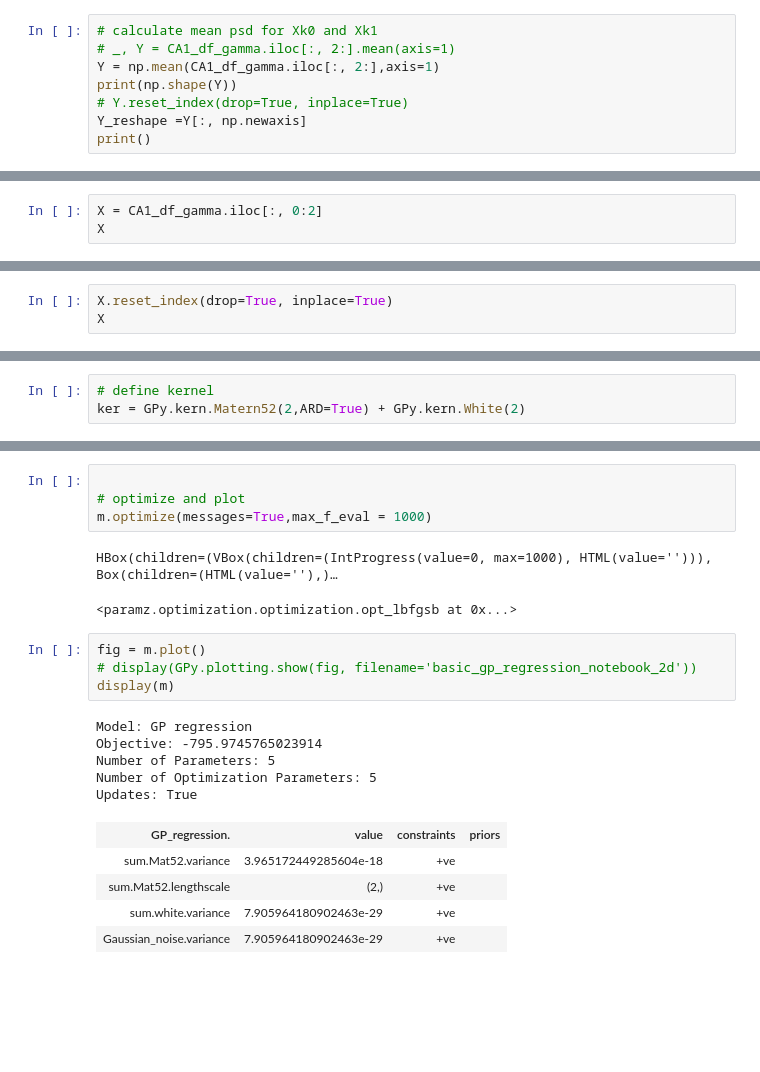
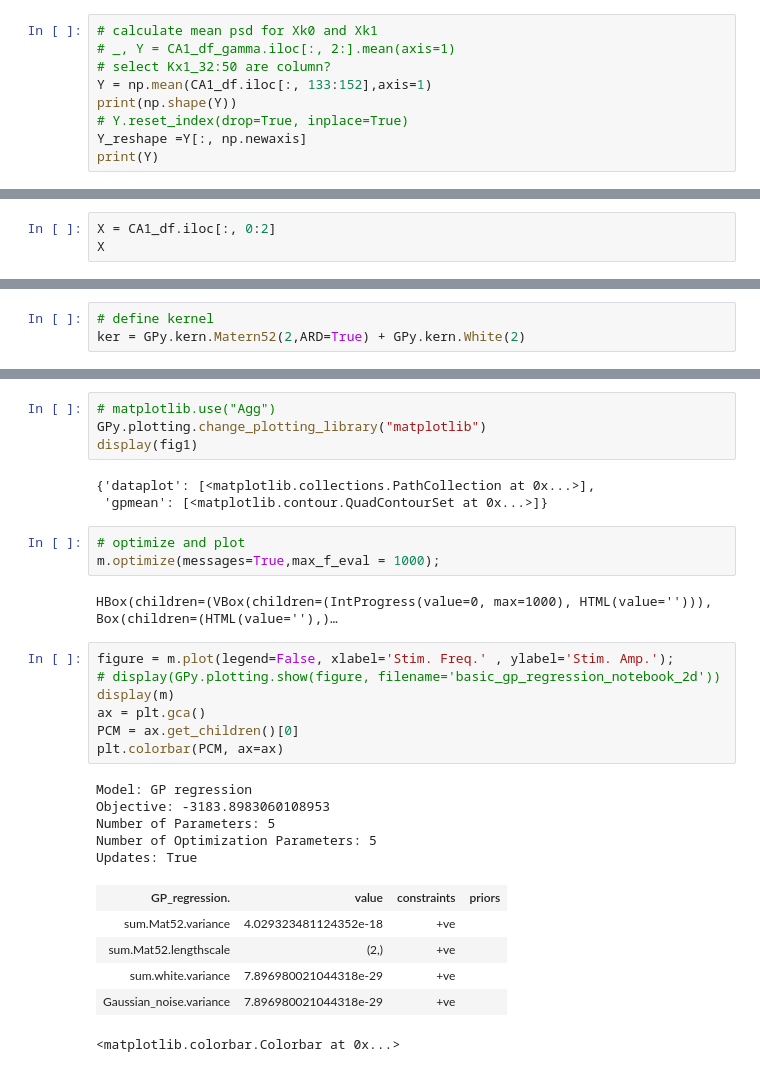
Before and after one commit to Simurgh818/NeuroGaussianProcess, a Jupyter notebook: GP_Anastheisa_vs_Awake.ipynb, the cells around one changed output, grey strips where cells are left out. Drawn from its saved outputs; the diff is of its cells as text; blank space fills up the shorter version.

Commit message:
plot colorbar update

```diff
--- a/GP_Anastheisa_vs_Awake.ipynb
+++ b/GP_Anastheisa_vs_Awake.ipynb
@@ -67,9 +74,10 @@ CA1_df_gamma
 # %%
 # calculate mean psd for Xk0 and Xk1
 # _, Y = CA1_df_gamma.iloc[:, 2:].mean(axis=1)
-Y = np.mean(CA1_df_gamma.iloc[:, 2:],axis=1)
+# select Kx1_32:50 are column?
+Y = np.mean(CA1_df.iloc[:, 133:152],axis=1)
 print(np.shape(Y))
 # Y.reset_index(drop=True, inplace=True)
 Y_reshape =Y[:, np.newaxis]
-print()
+print(Y)
 # %% [output]
@@ -78,5 +97,5 @@ print()
 # %%
-X = CA1_df_gamma.iloc[:, 0:2]
+X = CA1_df.iloc[:, 0:2]
 X
 # %% [output]
 |  | Stim_1 | Stim_2 |
@@ -95,3 +113,0 @@ X
-# %%
-X.reset_index(drop=True, inplace=True)
-X
@@ -118,23 +158,32 @@ m = GPy.models.GPRegression(X,Y_reshape,ker)
+# %%
+# matplotlib.use("Agg")
+GPy.plotting.change_plotting_library("matplotlib")
+display(fig1)
+# %% [output]
+{'dataplot': [<matplotlib.collections.PathCollection at 0x...>],
+ 'gpmean': [<matplotlib.contour.QuadContourSet at 0x...>]}
 # %%
-
 # optimize and plot
-m.optimize(messages=True,max_f_eval = 1000)
+m.optimize(messages=True,max_f_eval = 1000);
 # %% [output]
 HBox(children=(VBox(children=(IntProgress(value=0, max=1000), HTML(value=''))), Box(children=(HTML(value=''),)…
-<paramz.optimization.optimization.opt_lbfgsb at 0x...>
 # %%
-fig = m.plot()
-# display(GPy.plotting.show(fig, filename='basic_gp_regression_notebook_2d'))
+figure = m.plot(legend=False, xlabel='Stim. Freq.' , ylabel='Stim. Amp.');
+# display(GPy.plotting.show(figure, filename='basic_gp_regression_notebook_2d'))
 display(m)
+ax = plt.gca()
+PCM = ax.get_children()[0]
+plt.colorbar(PCM, ax=ax)
 # %% [output]
 Model: GP regression
-Objective: -795.9745765023914
+Objective: -3183.8983060108953
 Number of Parameters: 5
 Number of Optimization Parameters: 5
 Updates: True
 | GP_regression. | value | constraints | priors |
-| sum.Mat52.variance | 3.965172449285604e-18 | +ve |  |
+| sum.Mat52.variance | 4.029323481124352e-18 | +ve |  |
 | sum.Mat52.lengthscale | (2,) | +ve |  |
-| sum.white.variance | 7.905964180902463e-29 | +ve |  |
-| Gaussian_noise.variance | 7.905964180902463e-29 | +ve |  |
+| sum.white.variance | 7.896980021044318e-29 | +ve |  |
+| Gaussian_noise.variance | 7.896980021044318e-29 | +ve |  |
+<matplotlib.colorbar.Colorbar at 0x...>
 [drawing not drawn]
```
Also changed, not shown: parts of 10 cells of this notebook, 1 other file.
